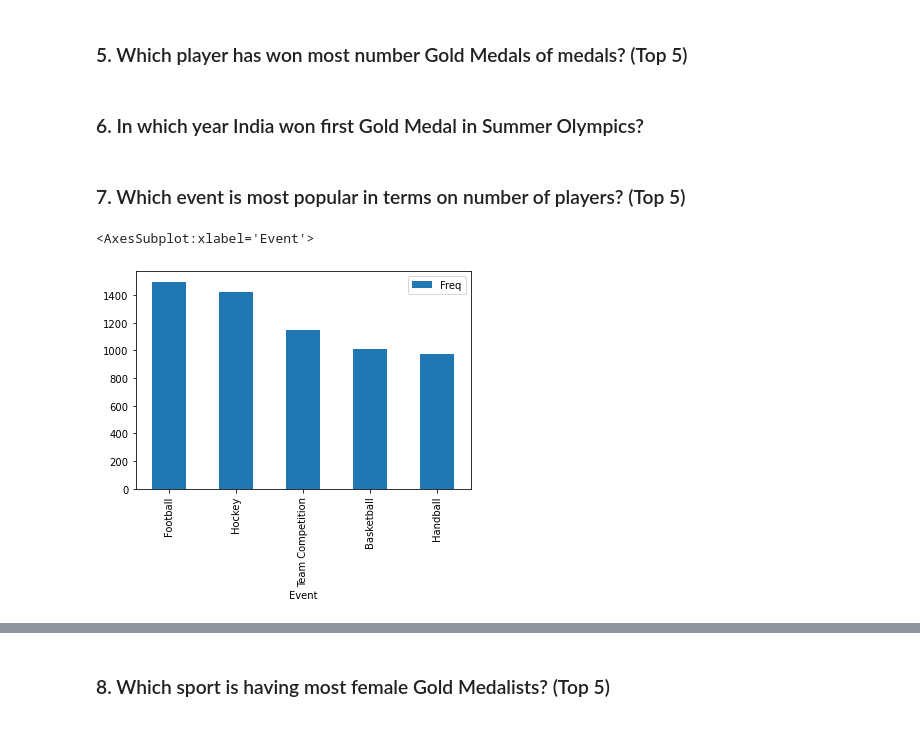
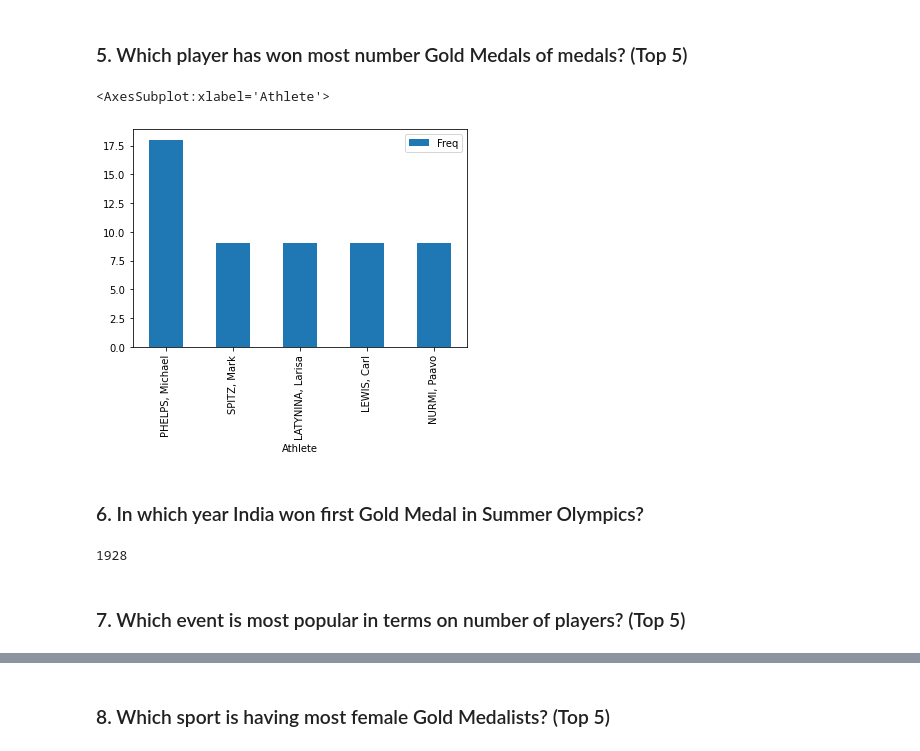
Before and after one commit to manuvarghese0603/Summer-Olympics, a Jupyter notebook: Summer.ipynb, the cells around one changed output, grey strips where cells are left out. Drawn from its saved outputs; the diff is of its cells as text; code cells hidden in the pictures.

```diff
--- a/Summer.ipynb
+++ b/Summer.ipynb
@@ -54,0 +44,2 @@ event_sorted = event_df.sort_values(by = 'Freq',ascending = False)
+# %%
+f_filter = df['Medal']=='Gold'
@@ -128,25 +191,53 @@ ath_medal_sorted.head().plot(x = 'Athlete', y = 'Freq',kind = 'bar')
 # %% [markdown]
 ### 5. Which player has won most number Gold Medals of medals? (Top 5)
+# %%
+df = pd.read_csv('summer.csv')
+
+# Creating Filter
+f_filter = df['Medal']=='Gold'
+
+# Creating an empty list
+medallst = []
+
+df = df[f_filter]
+
+# Storing the value of no. of gold medals won in different types of sports in the list
+for Athlete in df['Athlete'].unique():
+    medallst.append([Athlete,len(df[df['Athlete'] == Athlete])])
+
+# Converting the list into data frame
+medaldf = pd.DataFrame(medallst,columns = ['Athlete','Freq'])
+
+# print(medaldf)
+
+# Sorting the data frame according to the Frequency
+medaldf_sorted = medaldf.sort_values(by = 'Freq',ascending = False)
+
+# Plotting the bar graph
+medaldf_sorted.head().plot(x = 'Athlete', y = 'Freq',kind = 'bar')
+# %% [output]
+<AxesSubplot:xlabel='Athlete'>
+[figure, added]
 # %% [markdown]
 ### 6. In which year India won first Gold Medal in Summer Olympics?
+# %%
+df = pd.read_csv('summer.csv')
+
+# Creating Filter for gold medal
+f_filter = df['Medal']=='Gold'
+df = df[f_filter]
+
+# Creating Filter for Country
+f_filter = df['Country']=='IND'
+df = df[f_filter]
+
+# Sorting
+df_sorted = df.sort_values(by = 'Year',ascending = True)
+
+row_1=df_sorted.iloc[0]
+
+row_1['Year']
+# %% [output]
+1928
 # %% [markdown]
 ### 7. Which event is most popular in terms on number of players? (Top 5)
-# %%
-# Creating an empty list
-event_lst = []
-
-# Storing the value of no. of medals won in different types of sports in the list
-for Event in df['Event'].unique():
-    event_lst.append([Event,len(df[df['Event'] == Event])])
-
-# Converting the list into data frame
-event_df = pd.DataFrame(event_lst,columns = ['Event','Freq'])
-
-# Sorting the data frame according to the Frequency
-event_sorted = event_df.sort_values(by = 'Freq',ascending = False)
-
-# Plotting the bar graph
-event_sorted.head().plot(x = 'Event', y = 'Freq',kind = 'bar')
-# %% [output]
-<AxesSubplot:xlabel='Event'>
-[figure, removed]
```
Also changed, not shown: parts of 21 cells of this notebook.
